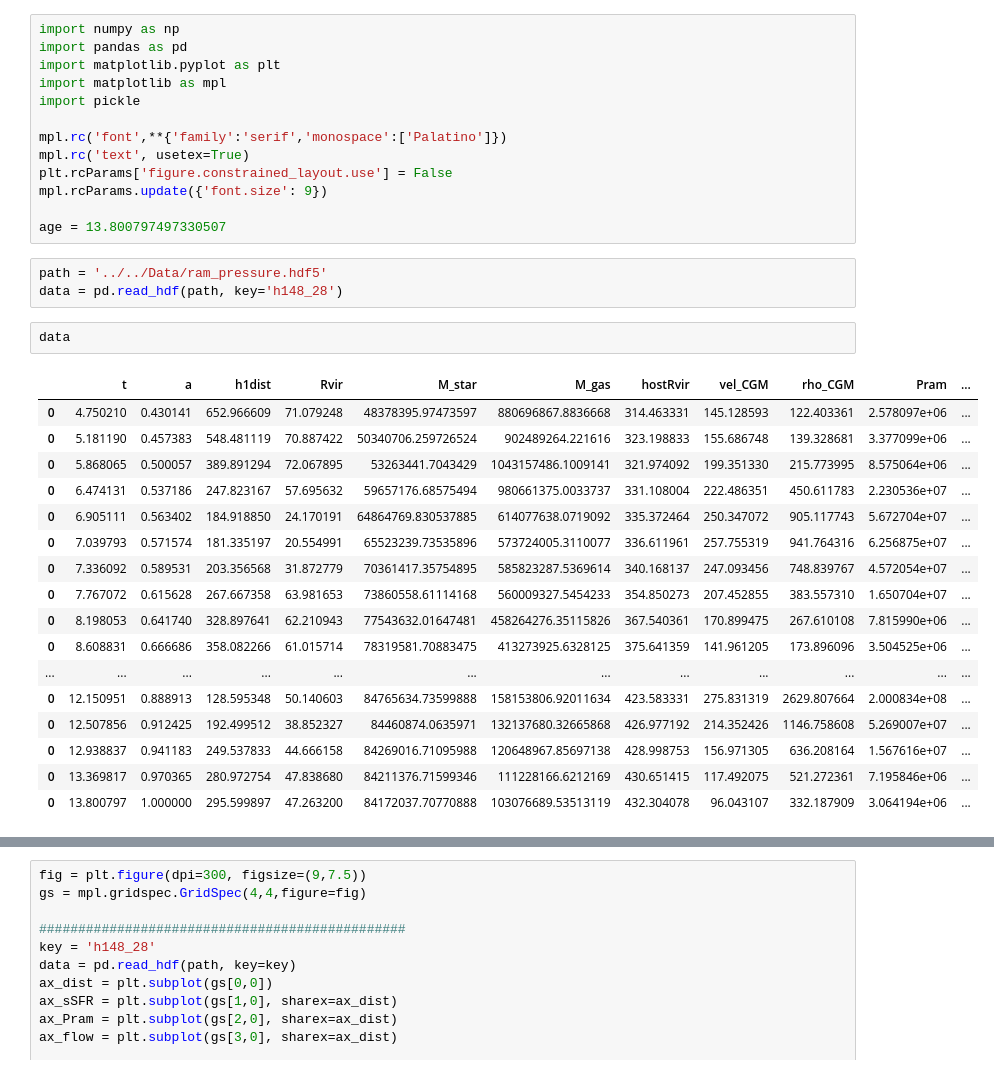
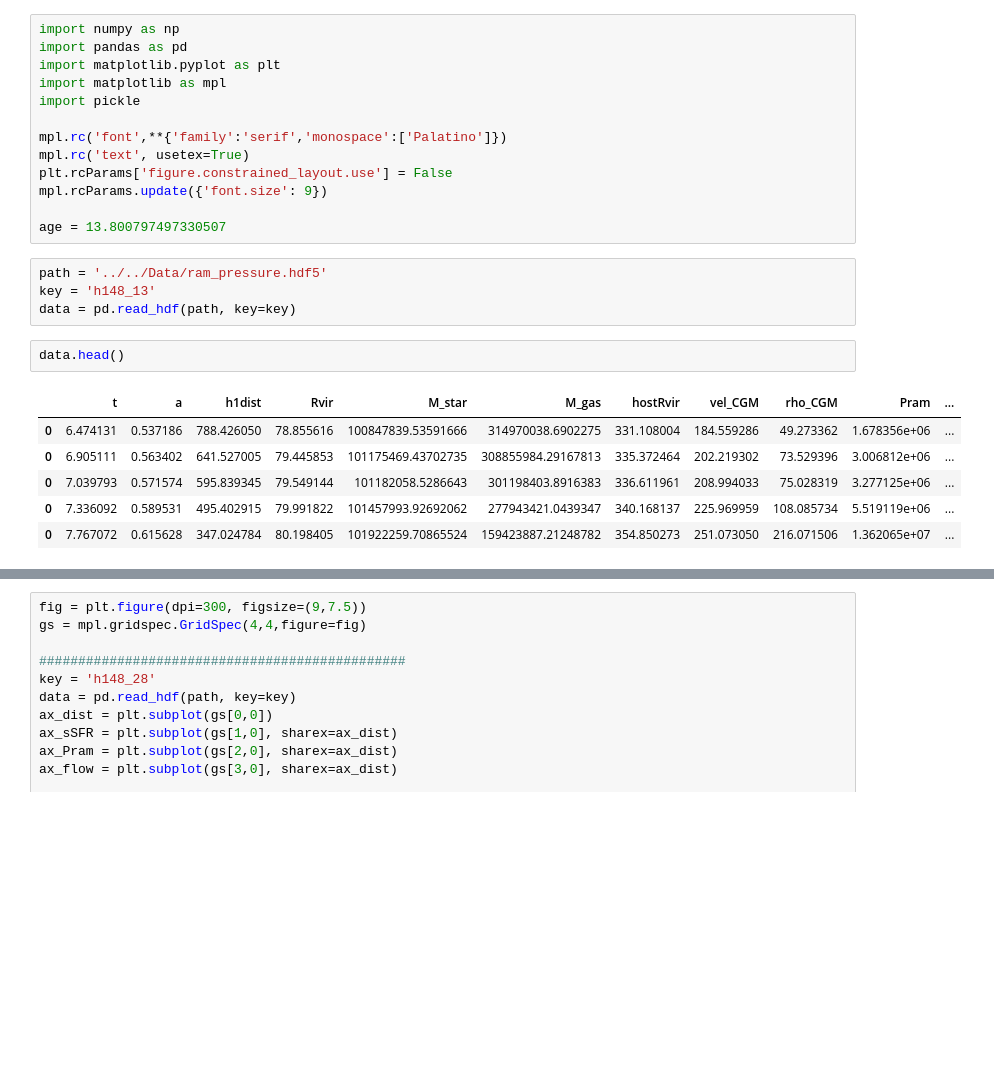
Before and after one commit to hollisakins/Justice_League_Code, a Jupyter notebook: Analysis/RamPressure/RamPressure.ipynb, the cells around one changed output, grey strips where cells are left out. Saved outputs shown, nothing was run; the diff lists cells and outputs as text; blank space fills up the shorter version.

```diff
--- a/Analysis/RamPressure/RamPressure.ipynb
+++ b/Analysis/RamPressure/RamPressure.ipynb
@@ -13,24 +13,14 @@ mpl.rcParams.update({'font.size': 9})
 age = 13.800797497330507
 # %%
 path = '../../Data/ram_pressure.hdf5'
-data = pd.read_hdf(path, key='h148_28')
+key = 'h148_13'
+data = pd.read_hdf(path, key=key)
 # %%
-data
+data.head()
 # %% [output]
 |  | t | a | h1dist | Rvir | M_star | M_gas | hostRvir | vel_CGM | rho_CGM | Pram | ... |
-| 0 | 4.750210 | 0.430141 | 652.966609 | 71.079248 | 48378395.97473597 | 880696867.8836668 | 314.463331 | 145.128593 | 122.403361 | 2.578097e+06 | ... |
-| 0 | 5.181190 | 0.457383 | 548.481119 | 70.887422 | 50340706.259726524 | 902489264.221616 | 323.198833 | 155.686748 | 139.328681 | 3.377099e+06 | ... |
-| 0 | 5.868065 | 0.500057 | 389.891294 | 72.067895 | 53263441.7043429 | 1043157486.1009141 | 321.974092 | 199.351330 | 215.773995 | 8.575064e+06 | ... |
-| 0 | 6.474131 | 0.537186 | 247.823167 | 57.695632 | 59657176.68575494 | 980661375.0033737 | 331.108004 | 222.486351 | 450.611783 | 2.230536e+07 | ... |
-| 0 | 6.905111 | 0.563402 | 184.918850 | 24.170191 | 64864769.830537885 | 614077638.0719092 | 335.372464 | 250.347072 | 905.117743 | 5.672704e+07 | ... |
-| 0 | 7.039793 | 0.571574 | 181.335197 | 20.554991 | 65523239.73535896 | 573724005.3110077 | 336.611961 | 257.755319 | 941.764316 | 6.256875e+07 | ... |
-| 0 | 7.336092 | 0.589531 | 203.356568 | 31.872779 | 70361417.35754895 | 585823287.5369614 | 340.168137 | 247.093456 | 748.839767 | 4.572054e+07 | ... |
-| 0 | 7.767072 | 0.615628 | 267.667358 | 63.981653 | 73860558.61114168 | 560009327.5454233 | 354.850273 | 207.452855 | 383.557310 | 1.650704e+07 | ... |
-| 0 | 8.198053 | 0.641740 | 328.897641 | 62.210943 | 77543632.01647481 | 458264276.35115826 | 367.540361 | 170.899475 | 267.610108 | 7.815990e+06 | ... |
-| 0 | 8.608831 | 0.666686 | 358.082266 | 61.015714 | 78319581.70883475 | 413273925.6328125 | 375.641359 | 141.961205 | 173.896096 | 3.504525e+06 | ... |
-| ... | ... | ... | ... | ... | ... | ... | ... | ... | ... | ... | ... |
-| 0 | 12.150951 | 0.888913 | 128.595348 | 50.140603 | 84765634.73599888 | 158153806.92011634 | 423.583331 | 275.831319 | 2629.807664 | 2.000834e+08 | ... |
-| 0 | 12.507856 | 0.912425 | 192.499512 | 38.852327 | 84460874.0635971 | 132137680.32665868 | 426.977192 | 214.352426 | 1146.758608 | 5.269007e+07 | ... |
-| 0 | 12.938837 | 0.941183 | 249.537833 | 44.666158 | 84269016.71095988 | 120648967.85697138 | 428.998753 | 156.971305 | 636.208164 | 1.567616e+07 | ... |
-| 0 | 13.369817 | 0.970365 | 280.972754 | 47.838680 | 84211376.71599346 | 111228166.6212169 | 430.651415 | 117.492075 | 521.272361 | 7.195846e+06 | ... |
-| 0 | 13.800797 | 1.000000 | 295.599897 | 47.263200 | 84172037.70770888 | 103076689.53513119 | 432.304078 | 96.043107 | 332.187909 | 3.064194e+06 | ... |
+| 0 | 6.474131 | 0.537186 | 788.426050 | 78.855616 | 100847839.53591666 | 314970038.6902275 | 331.108004 | 184.559286 | 49.273362 | 1.678356e+06 | ... |
+| 0 | 6.905111 | 0.563402 | 641.527005 | 79.445853 | 101175469.43702735 | 308855984.29167813 | 335.372464 | 202.219302 | 73.529396 | 3.006812e+06 | ... |
+| 0 | 7.039793 | 0.571574 | 595.839345 | 79.549144 | 101182058.5286643 | 301198403.8916383 | 336.611961 | 208.994033 | 75.028319 | 3.277125e+06 | ... |
+| 0 | 7.336092 | 0.589531 | 495.402915 | 79.991822 | 101457993.92692062 | 277943421.0439347 | 340.168137 | 225.969959 | 108.085734 | 5.519119e+06 | ... |
+| 0 | 7.767072 | 0.615628 | 347.024784 | 80.198405 | 101922259.70865524 | 159423887.21248782 | 354.850273 | 251.073050 | 216.071506 | 1.362065e+07 | ... |
```
Also changed, not shown: parts of 2 cells of this notebook, 3 other files.
